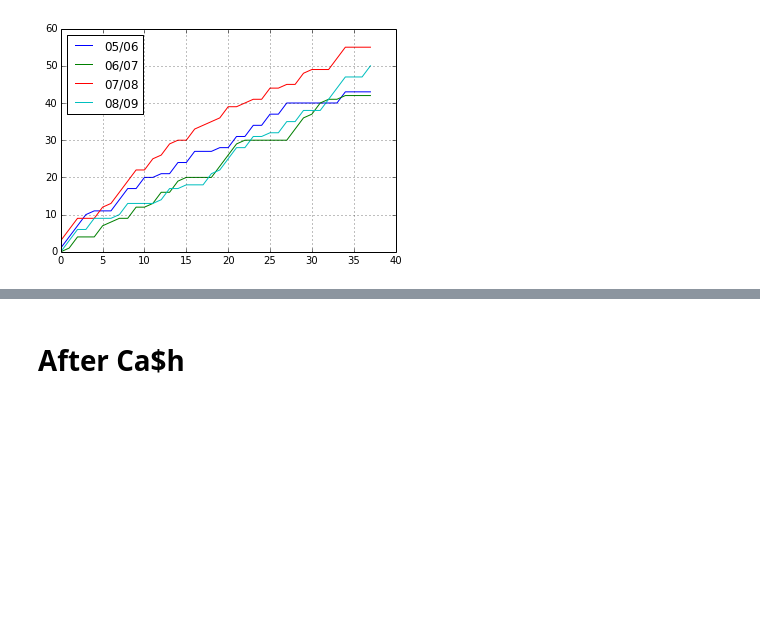
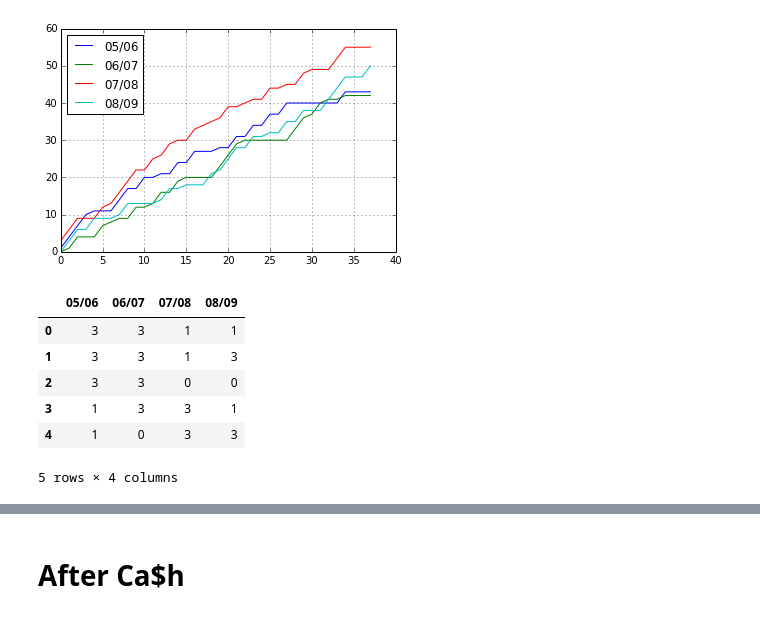
Before and after one commit to stcondon/DAT6_STC, a Jupyter notebook: Project/MC FFP.ipynb, the cells around one changed output, grey strips where cells are left out. Cells and saved outputs as stored; diff of their text form; code cells hidden in the pictures; blank space fills up the shorter version.

```diff
--- a/Project/MC FFP.ipynb
+++ b/Project/MC FFP.ipynb
@@ -202,0 +281,12 @@ MCpts_pre.plot()
+# %%
+Pts_Pre = Pts_Pre = pd.concat([Pts_Pre], keys = rel_teams)
+# %%
+Pts_Pre.head()
+# %% [output]
+|  | 05/06 | 06/07 | 07/08 | 08/09 |
+| 0 | 3 | 3 | 1 | 1 |
+| 1 | 3 | 3 | 1 | 3 |
+| 2 | 3 | 3 | 0 | 0 |
+| 3 | 1 | 3 | 3 | 1 |
+| 4 | 1 | 0 | 3 | 3 |
+5 rows × 4 columns
```
Also changed, not shown: parts of 39 cells of this notebook, 9 other files.
